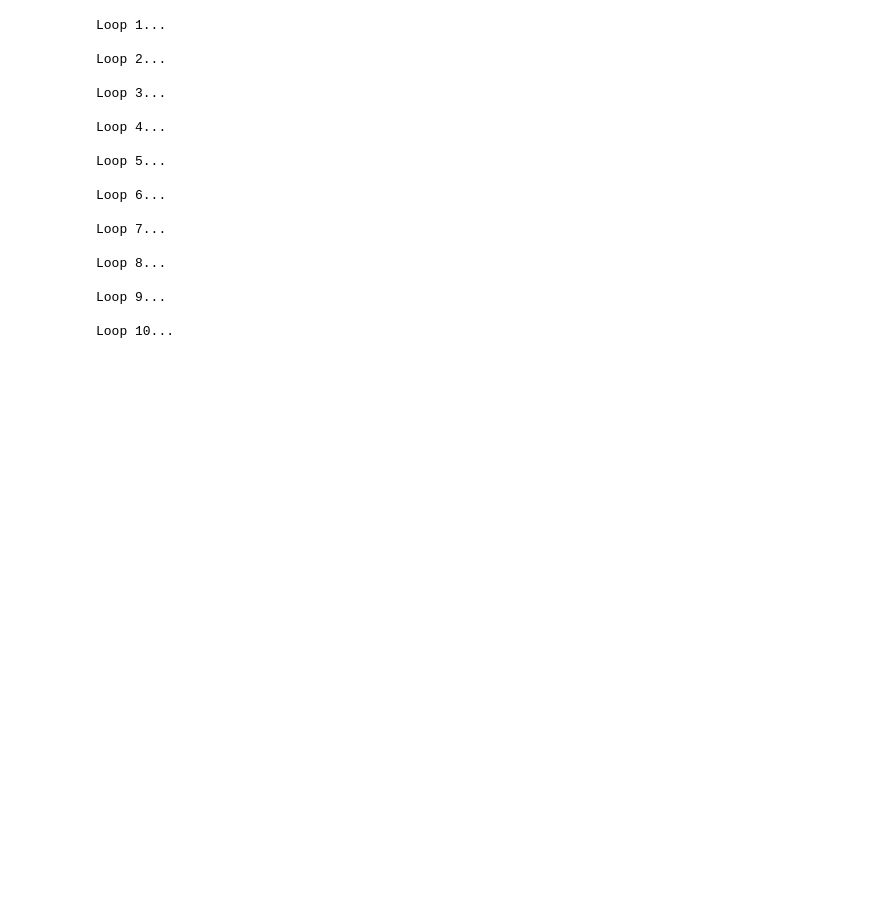
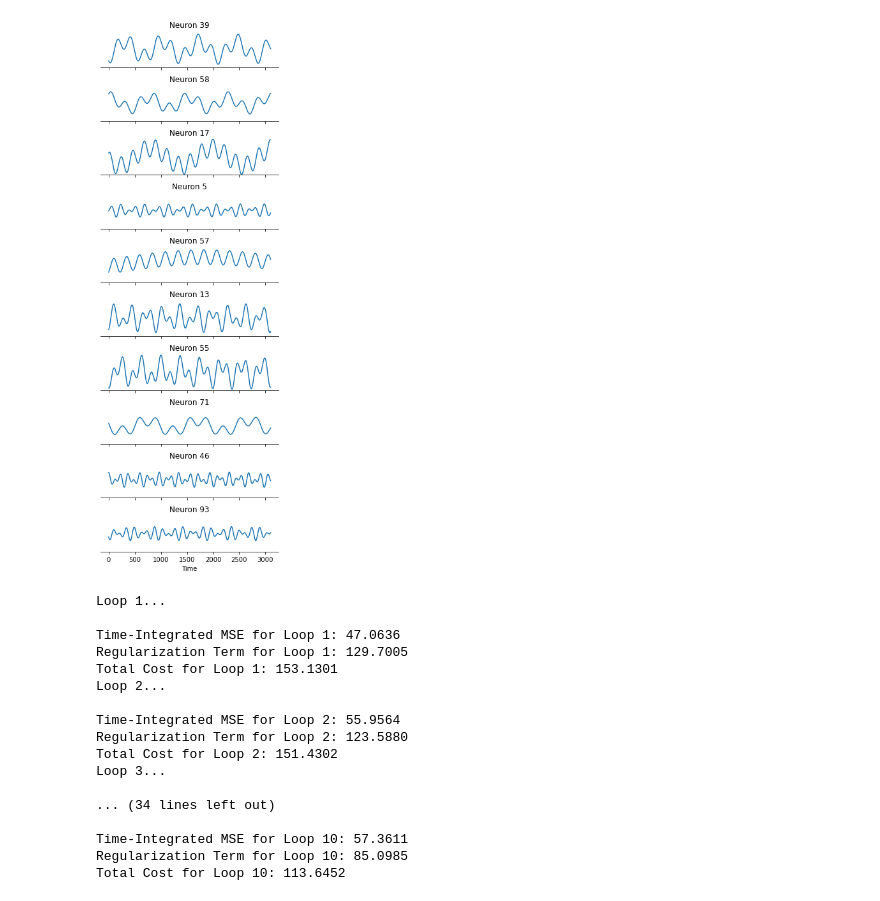
Before and after one commit to thsuanwu/SpikeLearning_APPPHYS293, a Jupyter notebook: SpikeLearn.ipynb, the cells around one changed output. Cells and saved outputs as stored; diff of their text form; code cells hidden in the pictures; blank space fills up the shorter version.

Commit message:
Code for spike learning

```diff
--- a/SpikeLearn.ipynb
+++ b/SpikeLearn.ipynb
@@ -334,6 +456,33 @@ stim = 2 * (2 * np.random.rand(N) - 1)
 # Set up parameters for the network and generate target patterns
 net_param = [N, p, g, b, dt, test_time]
 utarg = run_target(M, net_param, target_type)
+# %%
+# Select 10 random neurons to visualize
+N = utarg.shape[1]  # Number of neurons (columns in utarg)
+selected_neurons = np.random.choice(N, 10, replace=False)
+
+# Determine the common y-axis limits
+y_min = utarg.min()
+y_max = utarg.max()
+
+# Plotting in stacked layout
+fig, axes = plt.subplots(10, 1, figsize=(5, 15), sharex=True)
+
+for i, neuron in enumerate(selected_neurons):
+    axes[i].plot(utarg[:, neuron])
+    axes[i].set_title(f'Neuron {neuron}')
+    axes[i].set_ylim([y_min, y_max])  # Set uniform y-axis limits
+    axes[i].spines['top'].set_visible(False)  # Remove top border
+    axes[i].spines['right'].set_visible(False)  # Remove right border
+    axes[i].spines['left'].set_visible(False)  # Remove left border
+    axes[i].get_yaxis().set_ticks([])  # Remove y-axis ticks
+
+# Set common labels
+plt.xlabel('Time')
+plt.subplots_adjust(hspace=0.5)
+plt.show()
+# %% [output]
+[figure, added]
 # %%
 # Training phase
 # Initialize initial conditions for the network
@@ -346,24 +495,22 @@ train_param = [stim, lambda_, learn_every, nloop, target_type]
 time_param = [stim_on, stim_off, train_time]
 
 # Run the training process
-M = run_train(M, net_param, train_param, time_param, dt, utarg)
+M, spikes_over_time, u_over_time, utarg_over_time, pearson_correlations, frobenius_norms = run_train(M, net_param, train_param, time_param, dt, utarg)
 # %% [output]
 Loop 1...
 
+Time-Integrated MSE for Loop 1: 47.0636
+Regularization Term for Loop 1: 129.7005
+Total Cost for Loop 1: 153.1301
 Loop 2...
 
+Time-Integrated MSE for Loop 2: 55.9564
+Regularization Term for Loop 2: 123.5880
+Total Cost for Loop 2: 151.4302
 Loop 3...
 
-Loop 4...
+... (34 lines left out)
 
-Loop 5...
-
-Loop 6...
-
-Loop 7...
-
-Loop 8...
-
-Loop 9...
-
-Loop 10...
+Time-Integrated MSE for Loop 10: 57.3611
+Regularization Term for Loop 10: 85.0985
+Total Cost for Loop 10: 113.6452
```
Also changed, not shown: parts of 11 cells of this notebook.
